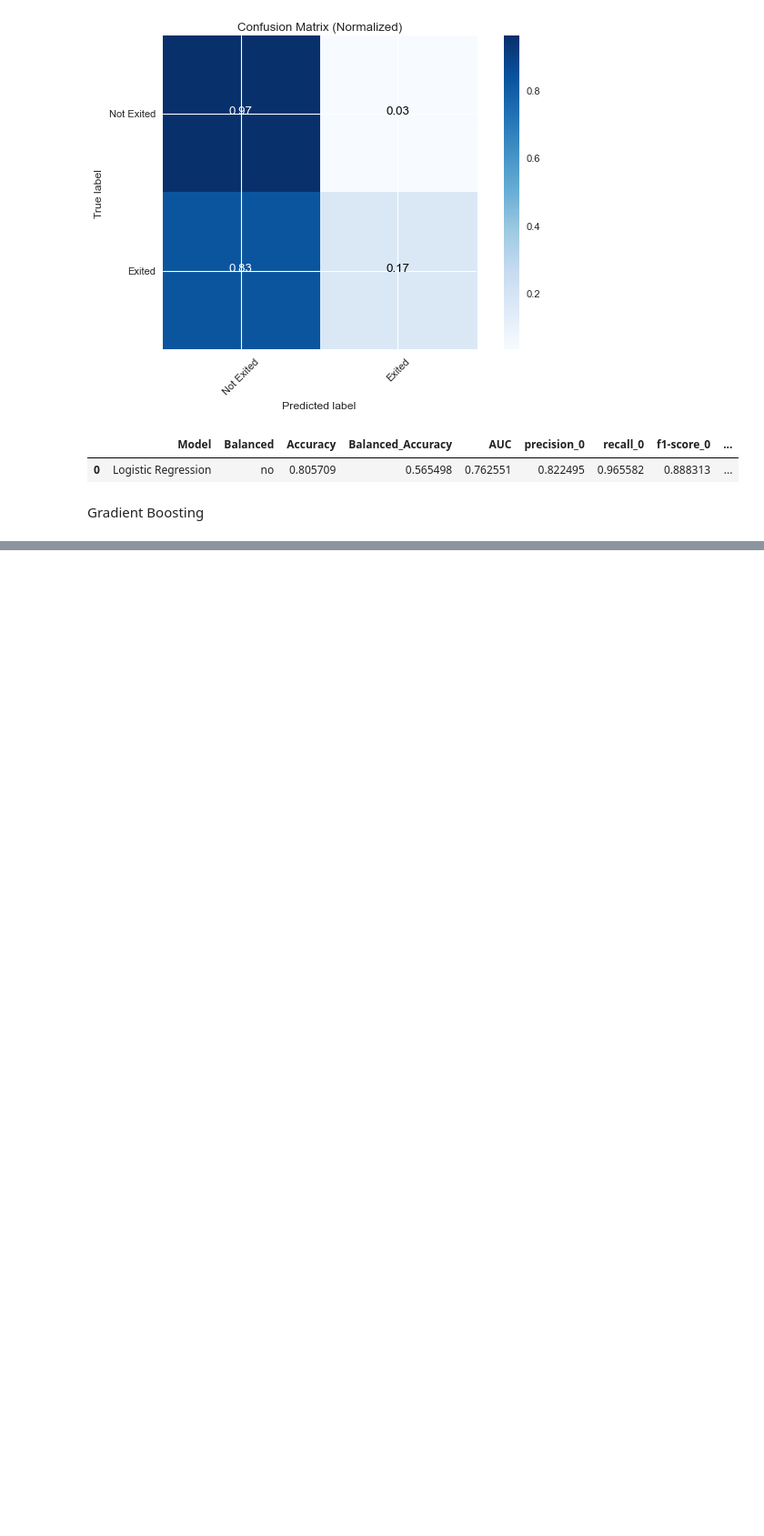
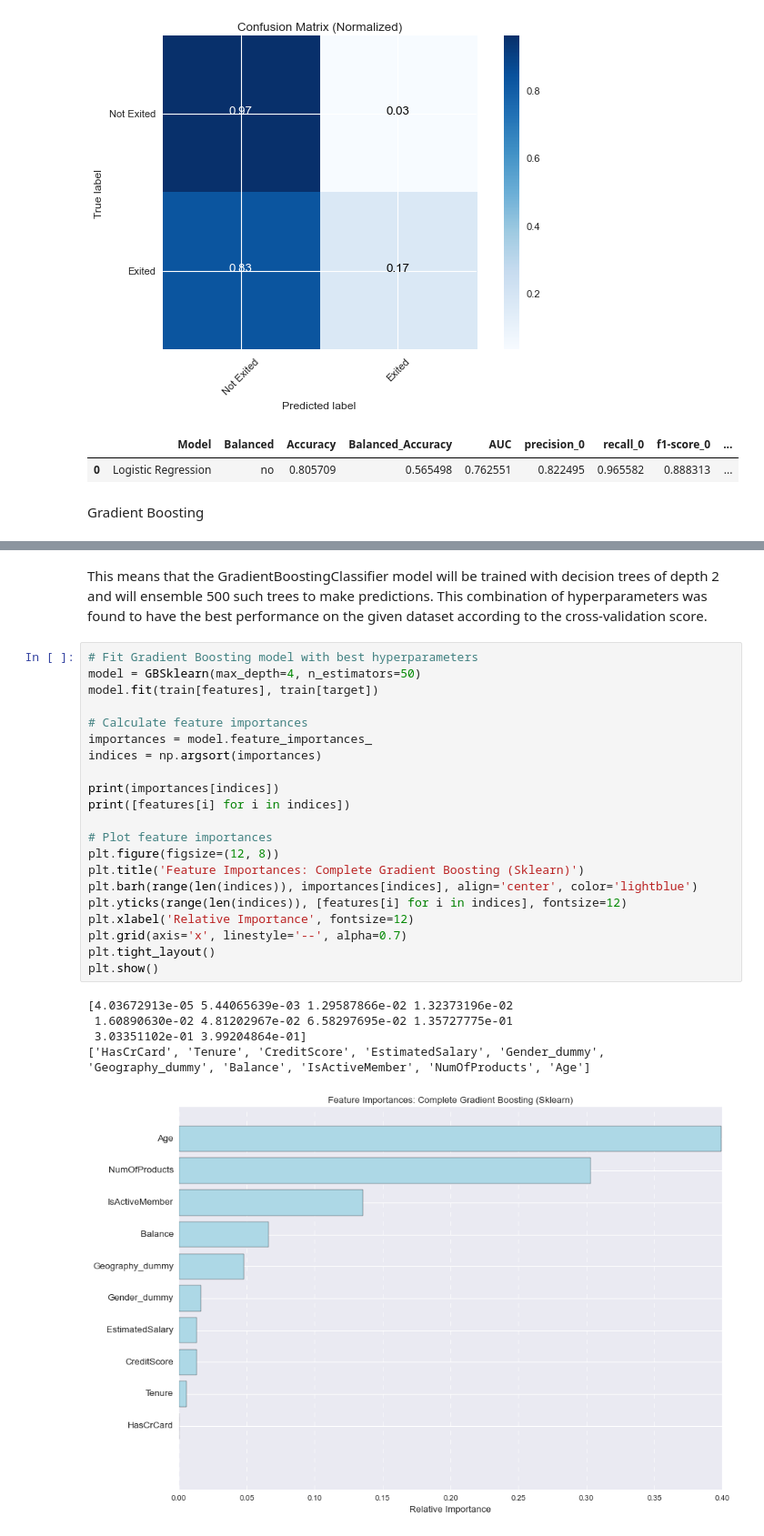
Before and after one commit to EmilyCaroline/BankCustomerChurnPrediction, a Jupyter notebook: main.ipynb, the cells around one changed output, grey strips where cells are left out. Shown at 91% size. Saved outputs shown, nothing was run; the diff lists cells and outputs as text; blank space fills up the shorter version.

Commit message:
3 model done

```diff
--- a/main.ipynb
+++ b/main.ipynb
@@ -778,0 +772,29 @@ best n estimator : 50
+# %% [markdown]
+This means that the GradientBoostingClassifier model will be trained with decision trees of depth 2 and will ensemble 500 such trees to make predictions. This combination of hyperparameters was found to have the best performance on the given dataset according to the cross-validation score.
+# %%
+# Fit Gradient Boosting model with best hyperparameters
+model = GBSklearn(max_depth=4, n_estimators=50)
+model.fit(train[features], train[target])
+
+# Calculate feature importances
+importances = model.feature_importances_
+indices = np.argsort(importances)
+
+print(importances[indices])
+print([features[i] for i in indices])
+
+# Plot feature importances
+plt.figure(figsize=(12, 8))
+plt.title('Feature Importances: Complete Gradient Boosting (Sklearn)')
+plt.barh(range(len(indices)), importances[indices], align='center', color='lightblue')
+plt.yticks(range(len(indices)), [features[i] for i in indices], fontsize=12)
+plt.xlabel('Relative Importance', fontsize=12)
+plt.grid(axis='x', linestyle='--', alpha=0.7)
+plt.tight_layout()
+plt.show()
+# %% [output]
+[4.03672913e-05 5.44065639e-03 1.29587866e-02 1.32373196e-02
+ 1.60890630e-02 4.81202967e-02 6.58297695e-02 1.35727775e-01
+ 3.03351102e-01 3.99204864e-01]
+['HasCrCard', 'Tenure', 'CreditScore', 'EstimatedSalary', 'Gender_dummy', 'Geography_dummy', 'Balance', 'IsActiveMember', 'NumOfProducts', 'Age']
+[figure, added]
```
Also changed, not shown: parts of 13 cells of this notebook.
